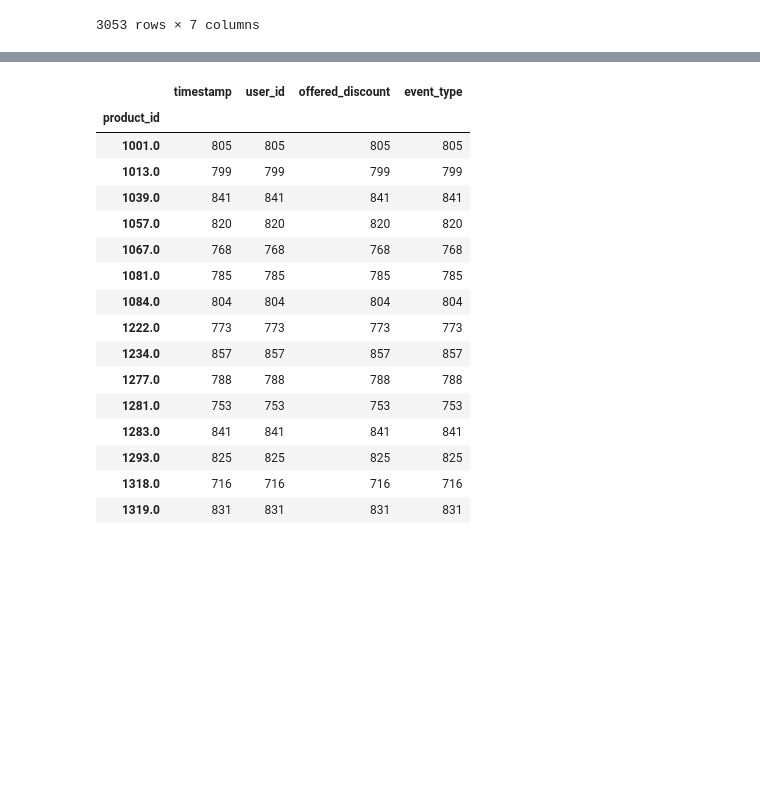
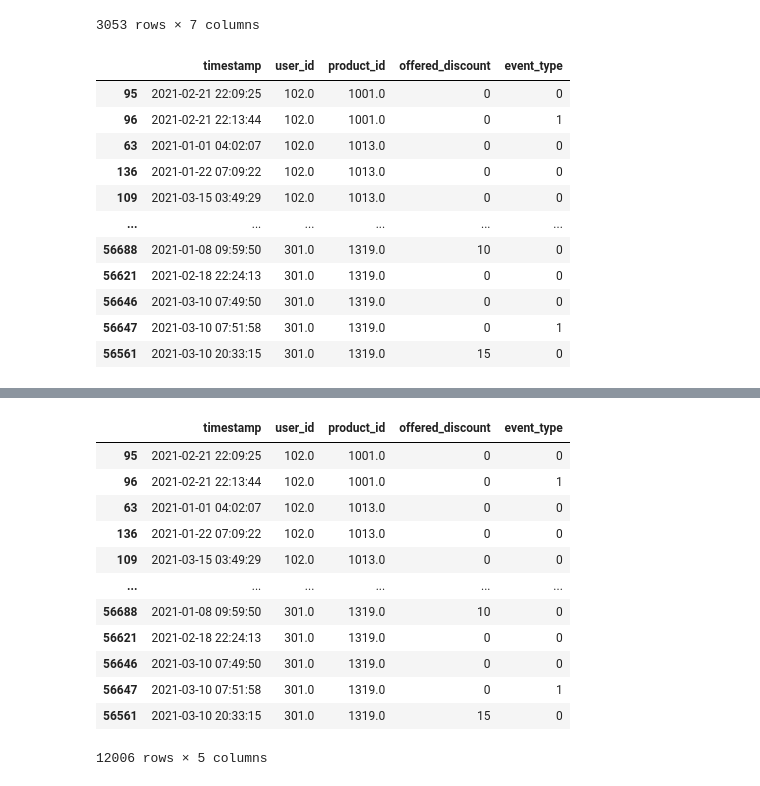
Before and after one commit to tiskus333/AI_discount_predicition, a Jupyter notebook: data_analysis.ipynb, the cells around one changed output, grey strips where cells are left out. Drawn from its saved outputs; the diff is of its cells as text; code cells hidden in the pictures; blank space fills up the shorter version.

Commit message:
split data

```diff
--- a/data_analysis.ipynb
+++ b/data_analysis.ipynb
@@ -160,8 +160,20 @@ data[data.event_type == 1].sort_values('timestamp')
 | 37581 | 106812 | 2021-03-15 07:56:24 | 234.0 | 1234.0 | 1 | 15 | 22022.0 |
 3053 rows × 7 columns
 # %%
-pd.set_option('display.max_rows', None)
+pd.set_option('display.max_rows', 30)
 d6 = data[data.product_id.isin(d4.product_id)][valuable_data].dropna()
 d6 = d6.sort_values(by = ['user_id','product_id','timestamp'])
 d6
 # %% [output]
+|  | timestamp | user_id | product_id | offered_discount | event_type |
+| 95 | 2021-02-21 22:09:25 | 102.0 | 1001.0 | 0 | 0 |
+| 96 | 2021-02-21 22:13:44 | 102.0 | 1001.0 | 0 | 1 |
+| 63 | 2021-01-01 04:02:07 | 102.0 | 1013.0 | 0 | 0 |
+| 136 | 2021-01-22 07:09:22 | 102.0 | 1013.0 | 0 | 0 |
+| 109 | 2021-03-15 03:49:29 | 102.0 | 1013.0 | 0 | 0 |
+| ... | ... | ... | ... | ... | ... |
+| 56688 | 2021-01-08 09:59:50 | 301.0 | 1319.0 | 10 | 0 |
+| 56621 | 2021-02-18 22:24:13 | 301.0 | 1319.0 | 0 | 0 |
+| 56646 | 2021-03-10 07:49:50 | 301.0 | 1319.0 | 0 | 0 |
+| 56647 | 2021-03-10 07:51:58 | 301.0 | 1319.0 | 0 | 1 |
+| 56561 | 2021-03-10 20:33:15 | 301.0 | 1319.0 | 15 | 0 |
@@ -185,21 +180,0 @@ d6
-# %%
-d7 = d6.groupby('product_id').count()
-d7
-# %% [output]
-|  | timestamp | user_id | offered_discount | event_type |
-| product_id |  |  |  |  |
-| 1001.0 | 805 | 805 | 805 | 805 |
-| 1013.0 | 799 | 799 | 799 | 799 |
-| 1039.0 | 841 | 841 | 841 | 841 |
-| 1057.0 | 820 | 820 | 820 | 820 |
-| 1067.0 | 768 | 768 | 768 | 768 |
-| 1081.0 | 785 | 785 | 785 | 785 |
-| 1084.0 | 804 | 804 | 804 | 804 |
-| 1222.0 | 773 | 773 | 773 | 773 |
-| 1234.0 | 857 | 857 | 857 | 857 |
-| 1277.0 | 788 | 788 | 788 | 788 |
-| 1281.0 | 753 | 753 | 753 | 753 |
-| 1283.0 | 841 | 841 | 841 | 841 |
-| 1293.0 | 825 | 825 | 825 | 825 |
-| 1318.0 | 716 | 716 | 716 | 716 |
-| 1319.0 | 831 | 831 | 831 | 831 |
@@ -210,0 +181,18 @@ zdecydowany: dostał zniżkę nie kupił ale i tak kupił później, kupił od r
+# %%
+
+d7 = data[data.product_id.isin(d4.product_id)][valuable_data].dropna().sort_values(by = ['user_id','product_id','timestamp'])
+d7
+# %% [output]
+|  | timestamp | user_id | product_id | offered_discount | event_type |
+| 95 | 2021-02-21 22:09:25 | 102.0 | 1001.0 | 0 | 0 |
+| 96 | 2021-02-21 22:13:44 | 102.0 | 1001.0 | 0 | 1 |
+| 63 | 2021-01-01 04:02:07 | 102.0 | 1013.0 | 0 | 0 |
+| 136 | 2021-01-22 07:09:22 | 102.0 | 1013.0 | 0 | 0 |
+| 109 | 2021-03-15 03:49:29 | 102.0 | 1013.0 | 0 | 0 |
+| ... | ... | ... | ... | ... | ... |
+| 56688 | 2021-01-08 09:59:50 | 301.0 | 1319.0 | 10 | 0 |
+| 56621 | 2021-02-18 22:24:13 | 301.0 | 1319.0 | 0 | 0 |
+| 56646 | 2021-03-10 07:49:50 | 301.0 | 1319.0 | 0 | 0 |
+| 56647 | 2021-03-10 07:51:58 | 301.0 | 1319.0 | 0 | 1 |
+| 56561 | 2021-03-10 20:33:15 | 301.0 | 1319.0 | 15 | 0 |
+12006 rows × 5 columns
```
Also changed, not shown: parts of 10 cells of this notebook.
